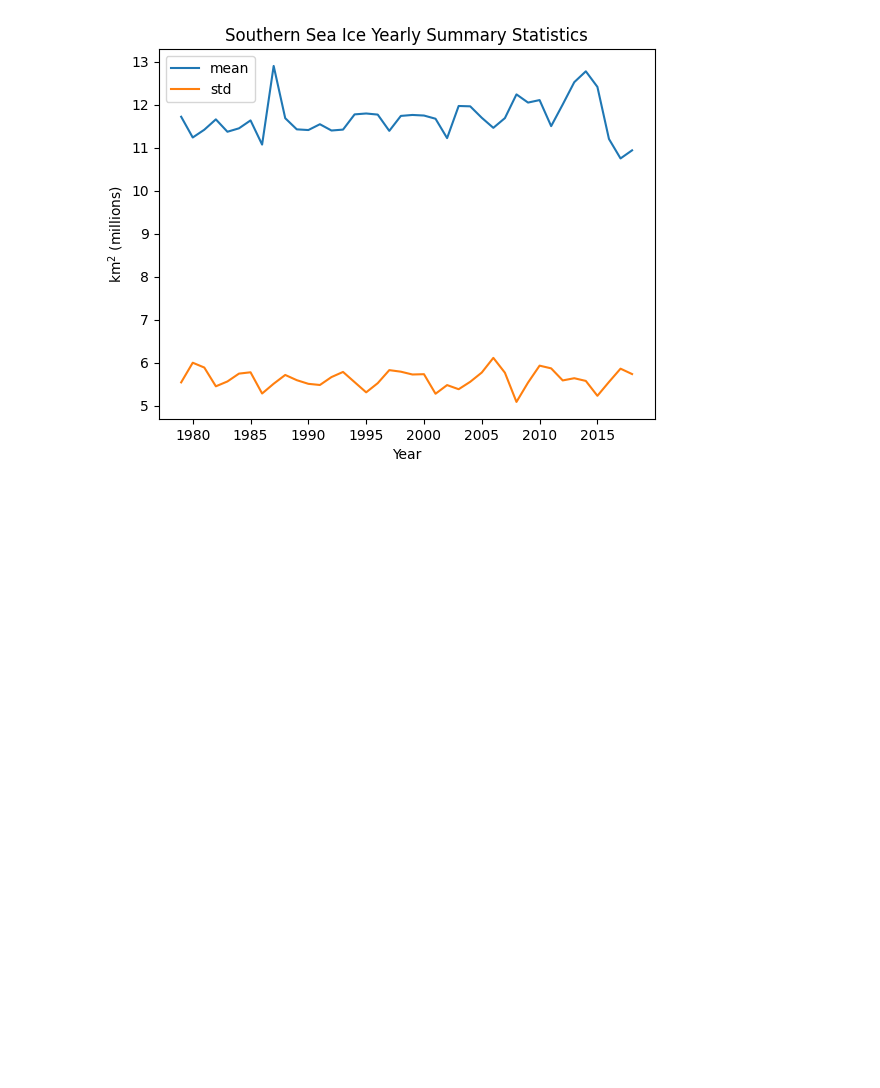
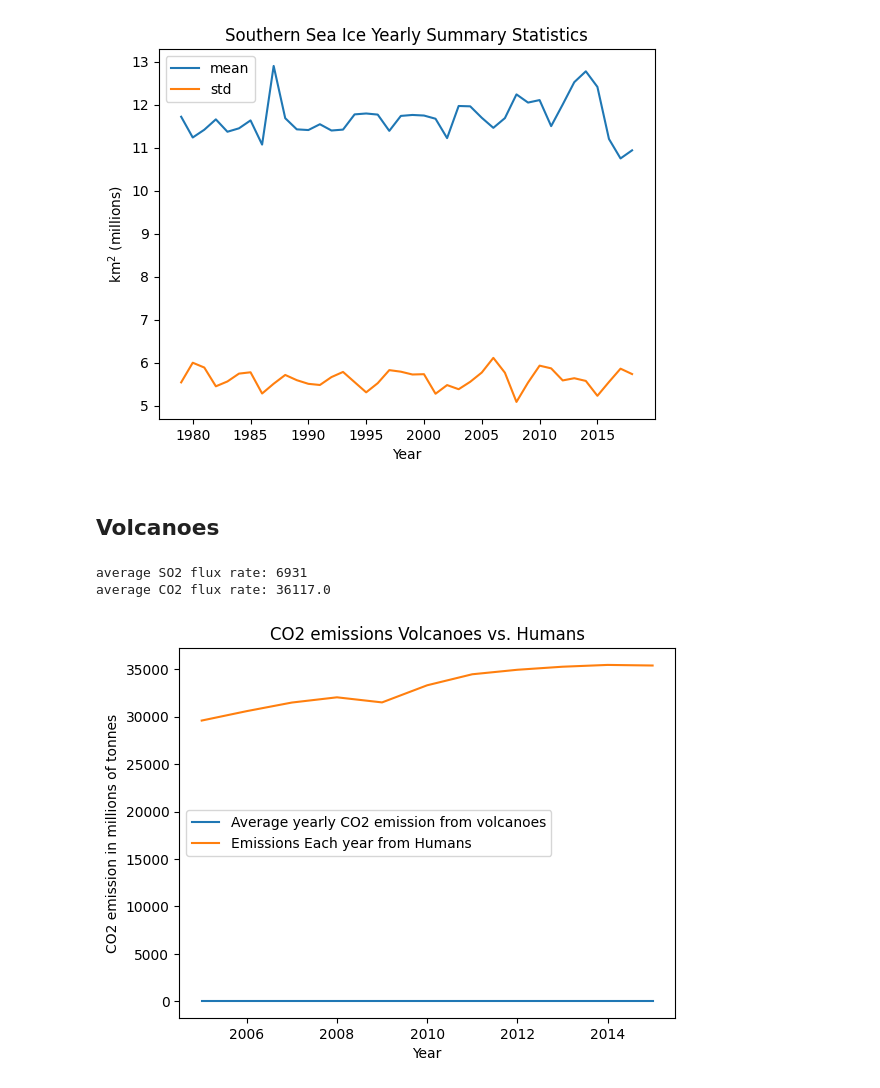
Before and after one commit to EthanPrimes/modeling_climate_change, a Jupyter notebook: data_cleaning.ipynb, the cells around one changed output. Saved outputs shown, nothing was run; the diff lists cells and outputs as text; code cells hidden in the pictures; blank space fills up the shorter version.

Commit message:
added volcano fetch

```diff
--- a/data_cleaning.ipynb
+++ b/data_cleaning.ipynb
@@ -185,3 +185,27 @@ plt.show()
 [figure]
 [figure]
 [figure]
+# %% [markdown]
+## Volcanoes
+# %%
+volcanoes_df = pd.read_csv("datasets/Volatiles and Volcanoes Dataset/Volatile emissions-Table 1.csv")
+total_flux = volcanoes_df[volcanoes_df["ArcName"] == "Total Fluxes (kt/y)"]
+SO2_volcano_flux = total_flux[["Mean SO2 flux [kt/y] ", "CO2 summary (kt/y)"]].to_numpy()[0][0]
+CO2_volcano_flux = total_flux[["Mean SO2 flux [kt/y] ", "CO2 summary (kt/y)"]].to_numpy()[0][1]
+
+print(f"average SO2 flux rate: {SO2_volcano_flux}")
+print(f"average CO2 flux rate: {CO2_volcano_flux}")
+# %% [output]
+average SO2 flux rate: 6931
+average CO2 flux rate: 36117.0
+# %%
+human_emissions_05_15 = co2_world_df[(co2_world_df["year"] <= 2015)*(2005 <= co2_world_df["year"])]
+plt.plot(human_emissions_05_15["year"], (CO2_volcano_flux/1000)*np.ones(len(human_emissions_05_15)), label="Average yearly CO2 emission from volcanoes")
+plt.plot(human_emissions_05_15["year"], human_emissions_05_15["co2"], label="Emissions Each year from Humans")
+plt.legend(loc="center left")
+plt.title("CO2 emissions Volcanoes vs. Humans")
+plt.ylabel("CO2 emission in millions of tonnes")
+plt.xlabel("Year")
+plt.show()
+# %% [output]
+[figure, added]
```
Also changed, not shown: 3 other files.
